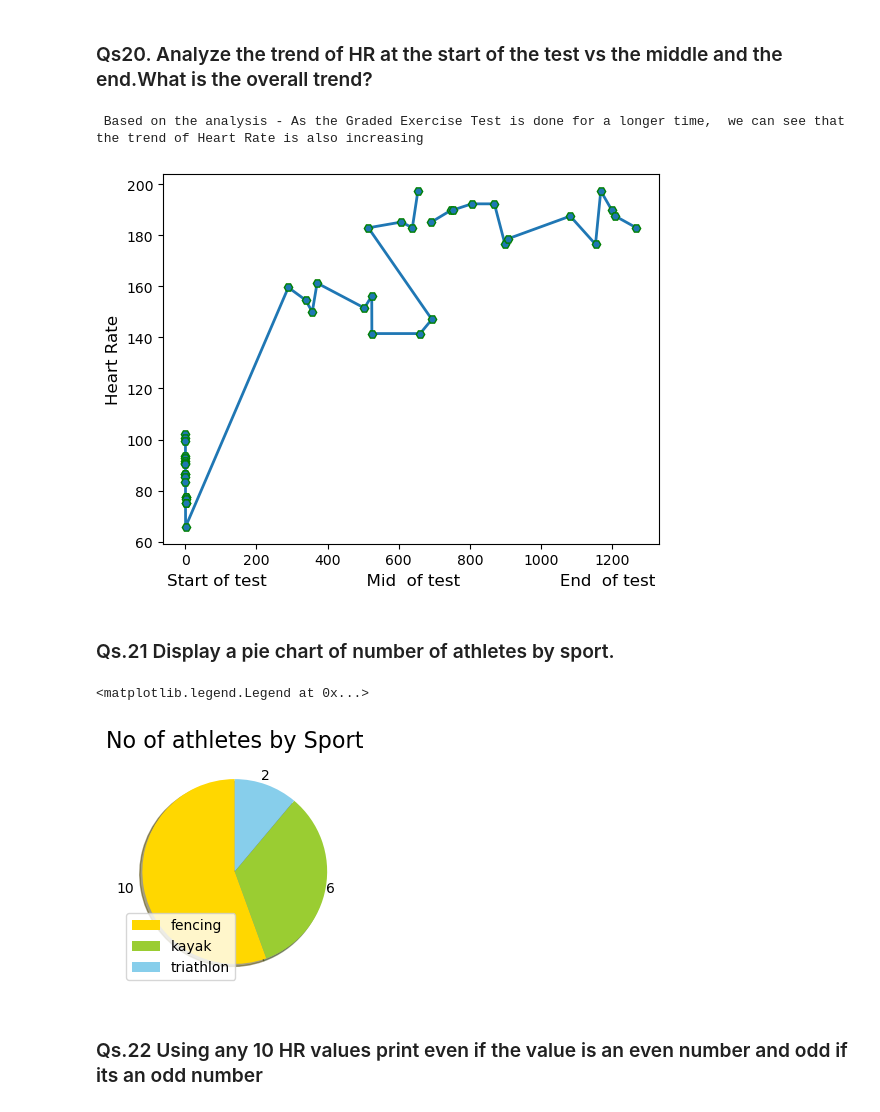
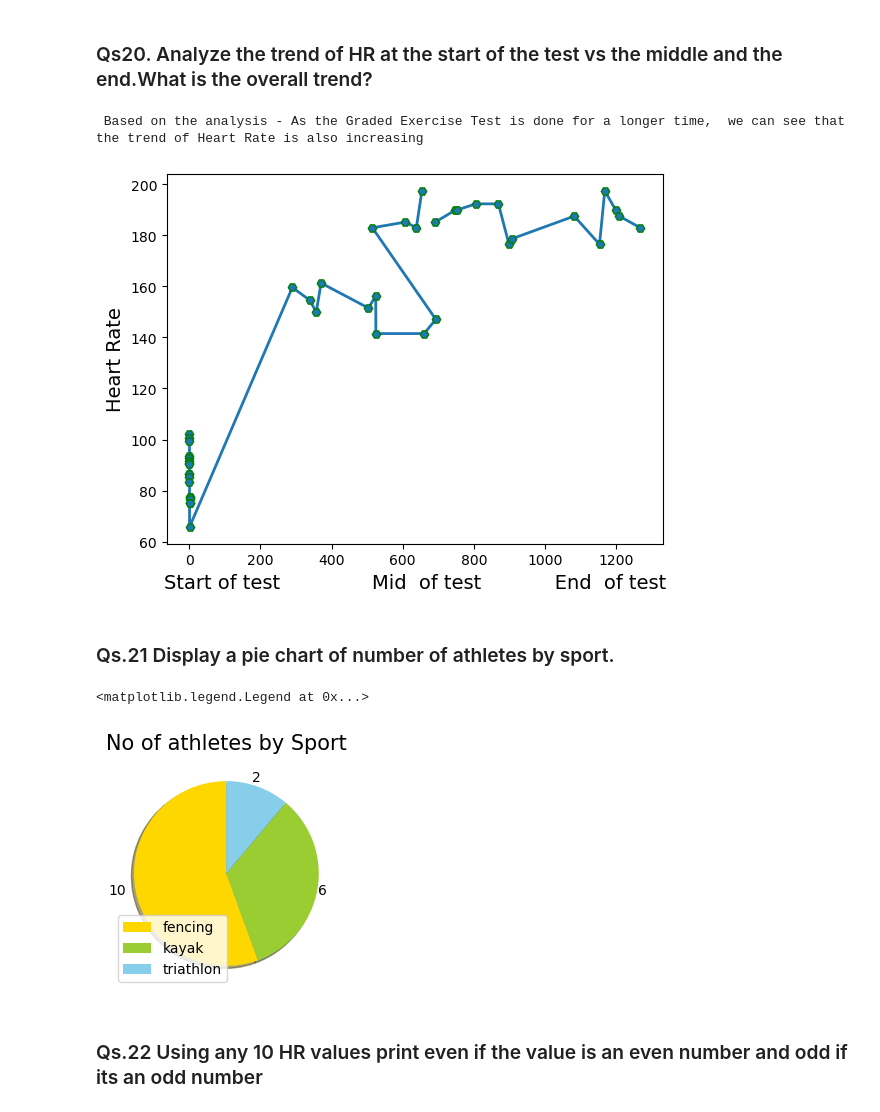
Before and after one commit to Soumi88-dev/Team4_Python_Warriors, a Jupyter notebook: Team4_Python_Warriors_Main80_Questions.ipynb, the cells around one changed output. Saved outputs shown, nothing was run; the diff lists cells and outputs as text; code cells hidden in the pictures.

```diff
--- a/Team4_Python_Warriors_Main80_Questions.ipynb
+++ b/Team4_Python_Warriors_Main80_Questions.ipynb
@@ -141,6 +163,6 @@ The average time each test lasted including warmup for all athelets is 453.03 mi
 # %%
-merged_sports=merged_sports[merged_sports['power']>0]
-wattage=merged_sports['power'].mode()[0]
+merged_sports1=merged_sports[merged_sports['power']>0]
+wattage=merged_sports1['power'].mode()[0]
 common_wattage=merged_sports[merged_sports['power'] == wattage]
 average_time=common_wattage['time'].mean()
 print(f'common wattage: {wattage:.2f} average time: {average_time:.2f}')
@@ -151,8 +173,6 @@ common wattage: 50.00 average time: 92.24
 # %%
 Athletes['BMI']=Athletes['Weight']/(Athletes['Height']**2)
 #print(Athletes)
-merged_sports=pd.merge(All_sports,Athletes,on='ID')
-
 merged_sports['sport_num']=pd.factorize(merged_sports['sport'])[0]
 
 correlation_matrix=merged_sports[['BMI','sport_num','HR']].corr()
@@ -363,9 +385,7 @@ plt.bar(sport,avg_vo2_max)
 ### Qs20. Analyze the trend of HR at the start of the test vs the middle and the end.What is the overall trend?
 # %%
 
-merged=pd.merge(All_sports,Athletes,on='ID')
-
-Stage_df=merged[(merged['stage'] == 'Get')]
+Stage_df=merged_sports[(merged_sports['stage'] == 'Get')]
 #print(Stage_df)
 
 start_test=Stage_df.groupby('ID')['time'].min().reset_index(name='start_time')
@@ -395,36 +415,36 @@ HR_list_st=start_test_HR['HR'].values.tolist()
 Time_st=start_test_HR['start_time'].values.tolist()
 #print(Time_st)
 
 HR_list_md=middle_test_HR['HR'].values.tolist()
 #print(HR_list_md)
 Time_md=middle_test_HR['mid_time'].values.tolist()
 #print(Time_md)
 
 HR_list_end=end_test_HR['HR'].values.tolist()
 #print(HR_list_end)
 Time_end=end_test_HR['end_time'].values.tolist()
 #print(Time_end)
 
 HR_list=HR_list_st+HR_list_md+HR_list_end
 Time_list=Time_st+Time_md+Time_end
 #print(HR_list)
 #print(Time_list)
 
 a = HR_list
 b = Time_list
 
 plt.plot(b,a, marker ='H',lw=2, mec = 'g')
 
-plt.xlabel("Start of test                   Mid  of test                   End  of test", fontsize=12)
-plt.ylabel("Heart Rate", fontsize= 12)
+plt.xlabel("Start of test               Mid  of test            End  of test", fontsize=14)
+plt.ylabel("Heart Rate", fontsize= 14)
 print()
 print()
 print(" Based on the analysis - As the Graded Exercise Test is done for a longer time,  we can see that the trend of Heart Rate is also increasing")
 print()
 print()
 # %% [output]
  Based on the analysis - As the Graded Exercise Test is done for a longer time,  we can see that the trend of Heart Rate is also increasing
-[figure, old version]
+[figure, new version]
 # %% [markdown]
 ### Qs.21 Display a pie chart of number of athletes by sport.
 # %%
@@ -445,11 +465,11 @@ colors = ['gold', 'yellowgreen','skyblue']
 
 plt.figure(figsize=(len(sport),len(No_of_athletes)))
 plt.pie(No_of_athletes, labels = No_of_athletes,colors=colors,shadow=True,startangle=90, center = (-2,0))
-plt.title("No of athletes by Sport", fontsize=16)
+plt.title("No of athletes by Sport", fontsize=15)
 plt.legend(labels = sport)
 # %% [output]
 <matplotlib.legend.Legend at 0x...>
-[figure, old version]
+[figure, new version]
 # %% [markdown]
 ### Qs.22 Using any 10 HR values print even if the value is an even number and odd if its an odd number
 # %%
```
Also changed, not shown: parts of 50 cells of this notebook.
